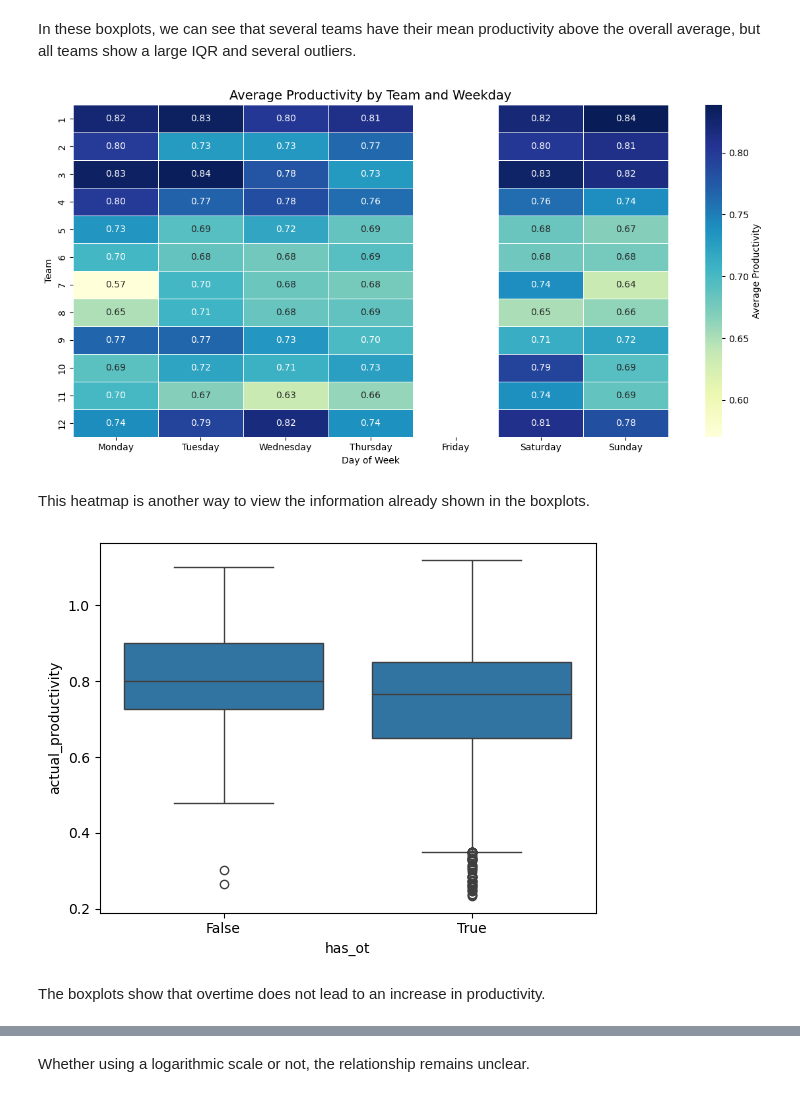
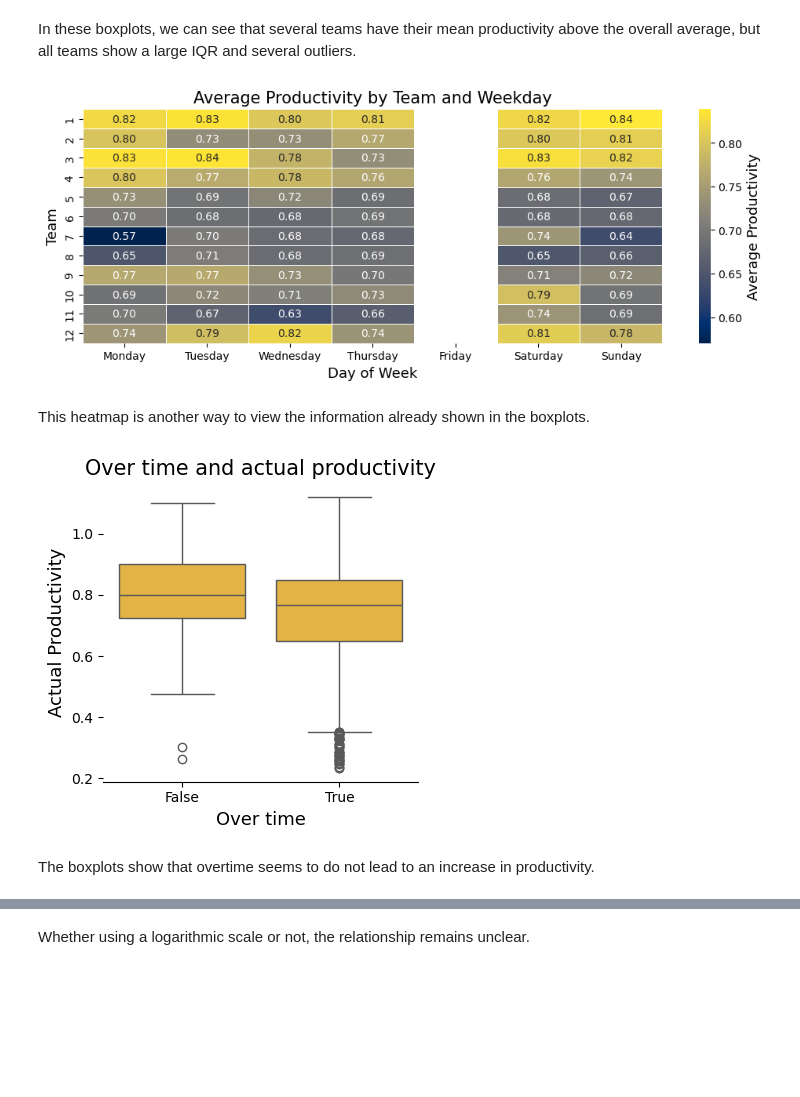
Before and after one commit to gabarosky/productivity_garmet_industry, a Jupyter notebook: notebooks/initial.ipynb, the cells around one changed output, grey strips where cells are left out. Saved outputs shown, nothing was run; the diff lists cells and outputs as text; code cells hidden in the pictures; blank space fills up the shorter version.

```diff
--- a/notebooks/initial.ipynb
+++ b/notebooks/initial.ipynb
@@ -73,6 +151,6 @@ actual_productivity: The actual % of productivity that was delivered by the work
 # %%
-df.drop_duplicates()
-df.head(20)
+df.drop_duplicates(inplace=True)
+df.head(500)
 # %% [output]
 |  | date | quarter | department | day | team | targeted_productivity | smv | wip | over_time | ... |
 | 0 | 1/1/2015 | Quarter1 | sweing | Thursday | 8 | 0.80 | 26.16 | 1108.0 | 7080 | ... |
@@ -105,0 +205,3 @@ df.describe()
+# %%
+df['department'] = df['department'].str.strip() #correct the labels
+df['department'] = df['department'].replace('sweing', 'sewing')
@@ -229,7 +311,0 @@ We introduce a ordinal categorical variable for actual productivity
-# %%
-df['prod_cat'] = pd.cut(
-    df['actual_productivity'],
-    bins=[0, 0.7, 0.9, float('inf')],
-    labels=[1, 2, 3],
-    right=False
-)
@@ -259 +377,14 @@ In the productivity histogram, we can see a distribution center near 0.8. This v
+# %%
+cols_quit_outliers = ['incentive', 'over_time', 'wip']
+
+for col in cols_quit_outliers:
+    Q1 = df[col].quantile(0.25)
+    Q3 = df[col].quantile(0.75)
+    IQR = Q3 - Q1
+    # define limits
+    limite_inf = Q1 - 1.5 * IQR
+    limite_sup = Q3 + 1.5 * IQR
+    # median for impute
+    median = df[col].median()
+    df.loc[(df[col] < limite_inf) | (df[col] > limite_sup), col] = median
 # %%
@@ -299,50 +434,56 @@ plt.show()
 # %% [markdown]
 In these boxplots, we can see that several teams have their mean productivity above the overall average, but all teams show a large IQR and several outliers.
 # %%
-# Orden correcto de días
 order_days = ['Monday','Tuesday','Wednesday','Thursday','Friday','Saturday','Sunday']
 
-# Asegurar orden
+# convert to categorical with proper oreder
 df['day'] = pd.Categorical(df['day'],
                            categories=order_days,
                            ordered=True)
 
-# Pivot ordenado
+# make a table grouping by team and days, take the mean, and use days as a column
 pivot = (
     df.groupby(['team','day'], observed=True)['actual_productivity']
       .mean()
       .unstack()
       .reindex(columns=order_days)
 )
 
-# Plot
-plt.figure(figsize=(12,6))
+
+
 
 sns.heatmap(
     pivot,
-    cmap='YlGnBu',
-    annot=True,        # muestra valores
+    cmap='cividis',
+    annot=True,        # show values
     fmt=".2f",
     linewidths=0.5,
     cbar_kws={'label': 'Average Productivity'}
 )
 
-plt.title('Average Productivity by Team and Weekday', fontsize=14)
+plt.title('Average Productivity by Team and Weekday')
 plt.xlabel('Day of Week')
 plt.ylabel('Team')
-plt.tight_layout()
 plt.show()
 # %% [output]
-[figure, old version]
+[figure, new version]
 # %% [markdown]
 This heatmap is another way to view the information already shown in the boxplots.
 # %%
-df['has_ot'] = df['over_time'] > 0
+df['has_ot'] = df['over_time'] > 0 #make a boolean column for the plot
 
+plt.subplots(figsize=(4, 4))
 sns.boxplot(data=df,
             x='has_ot',
-            y='actual_productivity');
+            y='actual_productivity',
+            color=sns.color_palette()[5]);
+
+sns.despine(top=True, right=True,left=True) # quit the box
+plt.xlabel('Over time')
+plt.ylabel('Actual Productivity')
+plt.title('Over time and actual productivity')
+plt.show()
 # %% [output]
-[figure, old version]
+[figure, new version]
 # %% [markdown]
-The boxplots show that overtime does not lead to an increase in productivity.
+The boxplots show that overtime seems to do not lead to an increase in productivity.
```
Also changed, not shown: parts of 142 cells of this notebook.
